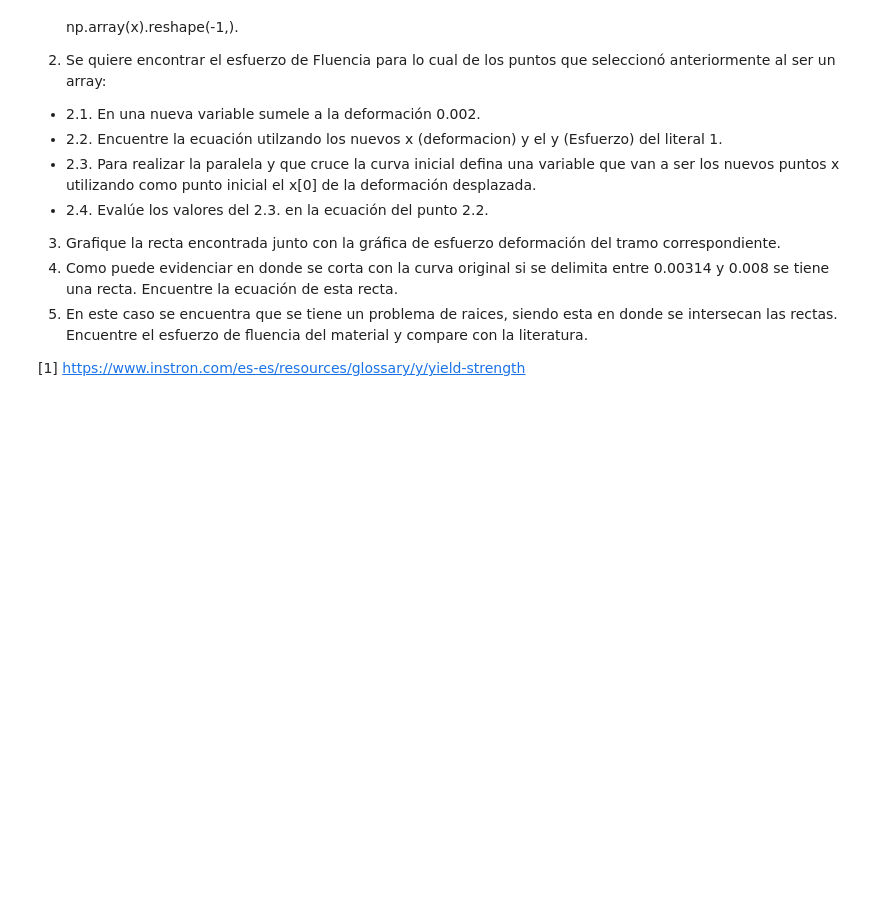
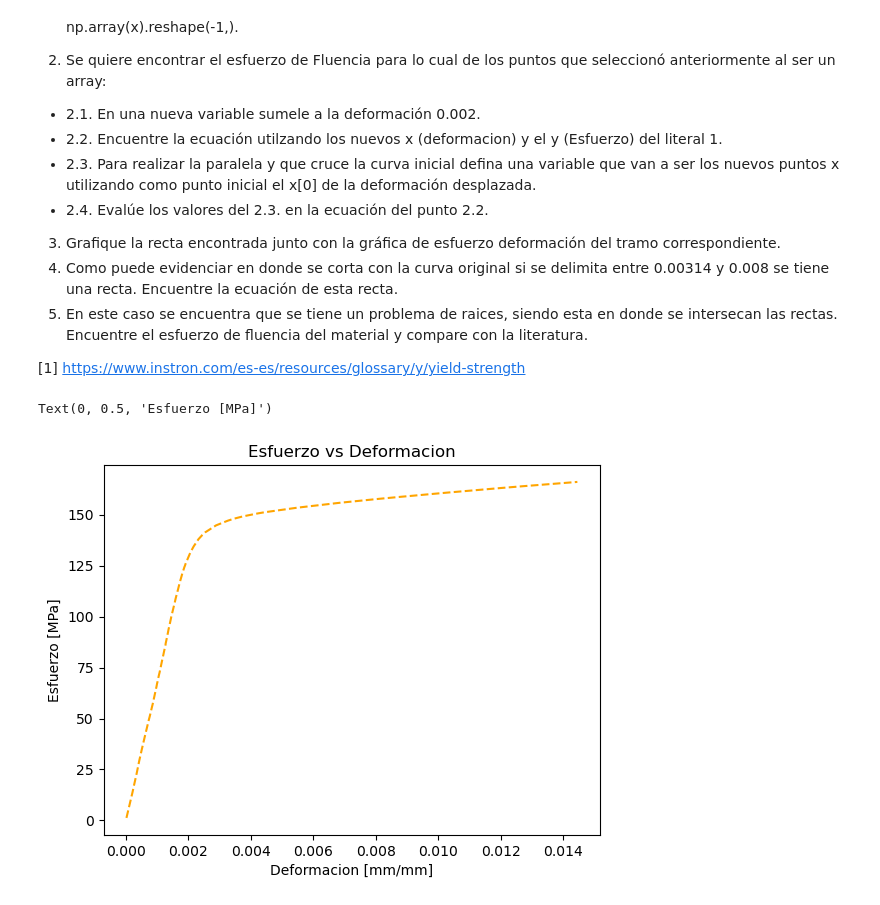
Before and after one commit to QuantumPower4/JuanGuzman-JhonAlex-HerraCompu-202302, a Jupyter notebook: Taller 1 - Interpolación y Raices/Taller_1.ipynb, the cells around one changed output. Saved outputs shown, nothing was run; the diff lists cells and outputs as text; code cells hidden in the pictures; blank space fills up the shorter version.

```diff
--- a/Taller 1 - Interpolación y Raices/Taller_1.ipynb
+++ b/Taller 1 - Interpolación y Raices/Taller_1.ipynb
@@ -663,3 +671,10 @@ Uno de los puntos importantes que se obtienen con la curva esfuerzo vs deformaci
 [1] https://www.instron.com/es-es/resources/glossary/y/yield-strength
 # %%
 #Punto 1.1. Selección datos x y y para encontrar el módulo de Young
+plt.plot(x_datos1,y_datos1,linestyle="--",color="orange")
+plt.title("Esfuerzo vs Deformacion")
+plt.xlabel("Deformacion [mm/mm]")
+plt.ylabel("Esfuerzo [MPa]")
+# %% [output]
+Text(0, 0.5, 'Esfuerzo [MPa]')
+[figure, added]
```
Also changed, not shown: parts of 18 cells of this notebook.
